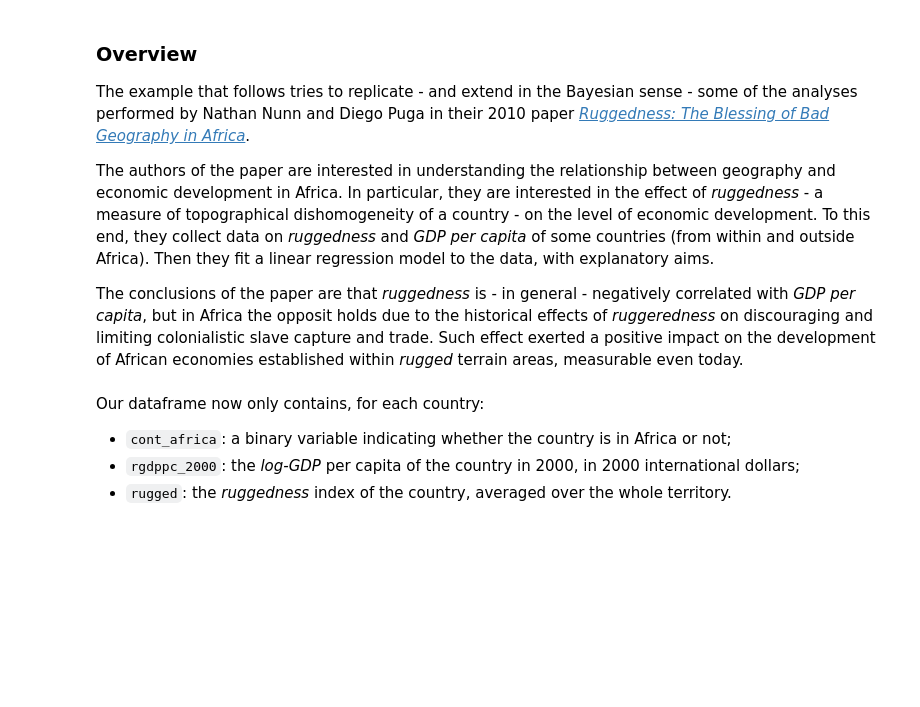
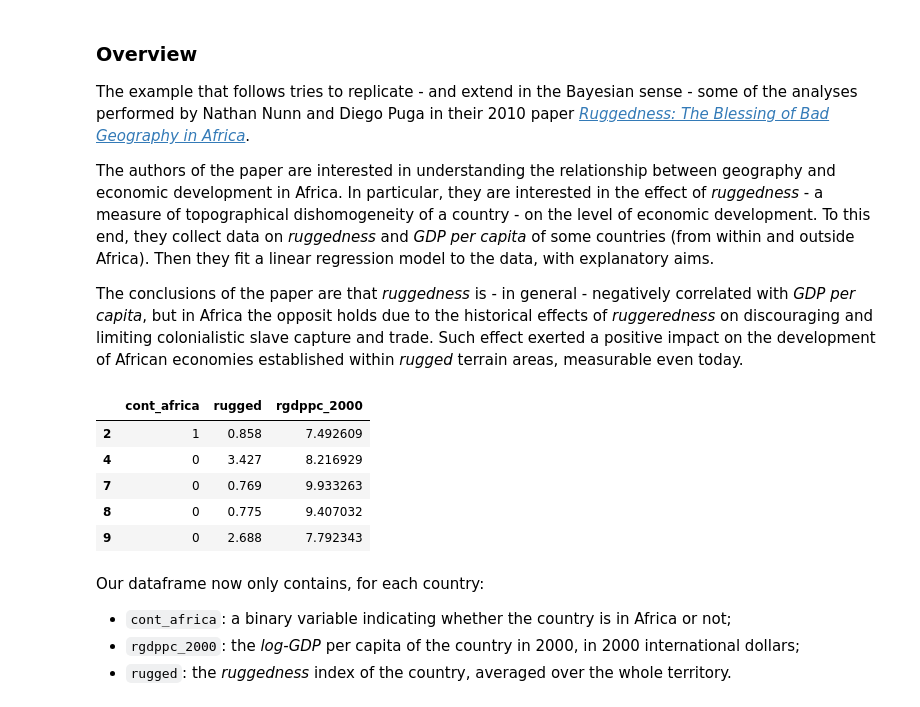
Before and after one commit to SDavenia/probml-units, a Jupyter notebook: notebooks/03b_probabilistic_programming.ipynb, the cells around one changed output. Saved outputs shown, nothing was run; the diff lists cells and outputs as text; code cells hidden in the pictures; blank space fills up the shorter version.

```diff
--- a/notebooks/03b_probabilistic_programming.ipynb
+++ b/notebooks/03b_probabilistic_programming.ipynb
@@ -50,6 +50,15 @@ rugg_data = pd.read_csv(
 df = rugg_data[["cont_africa", "rugged", "rgdppc_2000"]]
 df = df[np.isfinite(df.rgdppc_2000)]
 df["rgdppc_2000"] = np.log(df["rgdppc_2000"])
+# %%
+df.head()
+# %% [output]
+|  | cont_africa | rugged | rgdppc_2000 |
+| 2 | 1 | 0.858 | 7.492609 |
+| 4 | 0 | 3.427 | 8.216929 |
+| 7 | 0 | 0.769 | 9.933263 |
+| 8 | 0 | 0.775 | 9.407032 |
+| 9 | 0 | 2.688 | 7.792343 |
 # %% [markdown]
 Our dataframe now only contains, for each country:
 - `cont_africa`: a binary variable indicating whether the country is in Africa or not;
```
Also changed, not shown: parts of 8 cells of this notebook, 1 other file.
